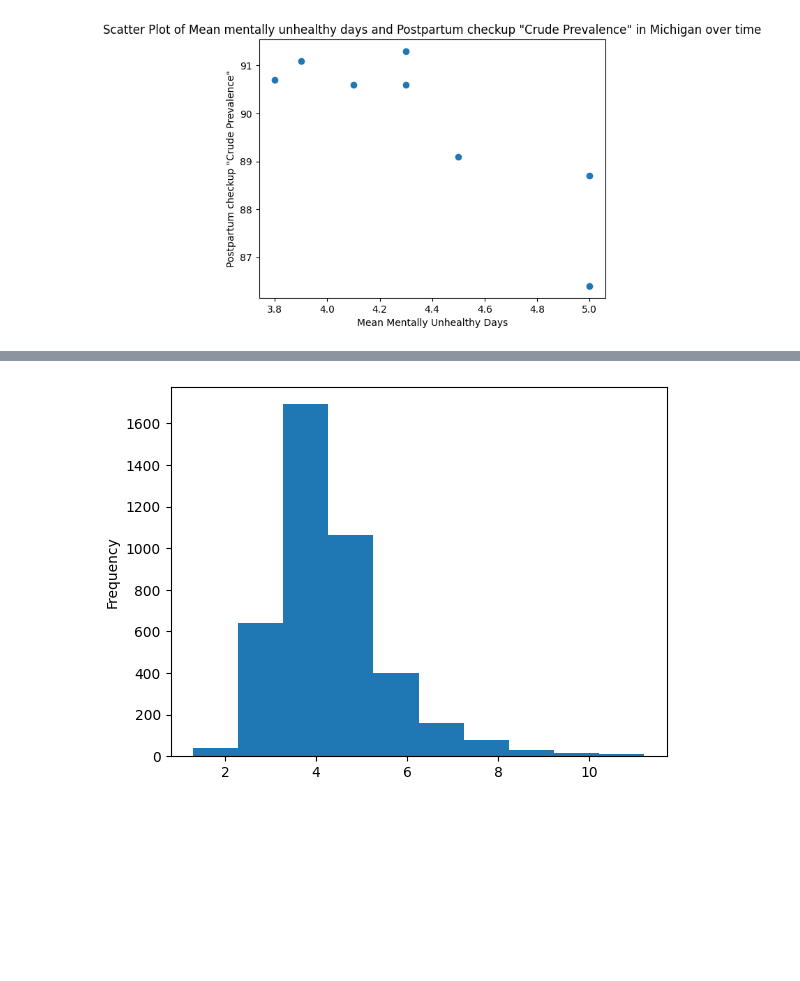
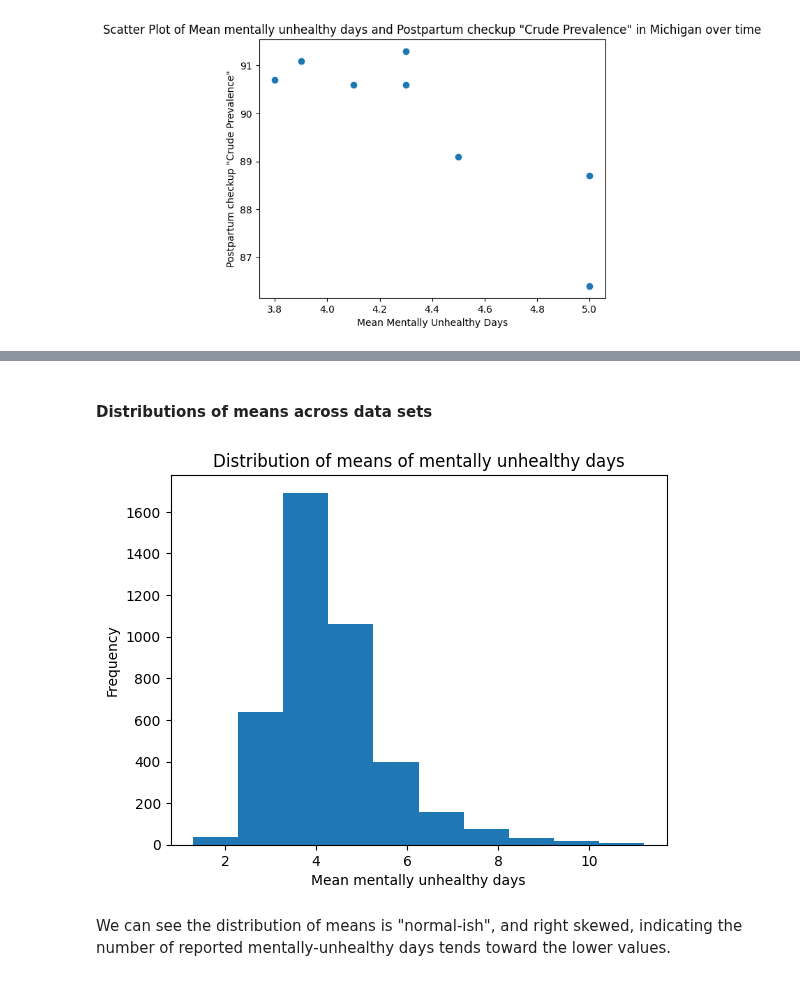
Before and after one commit to jrmcmill/618-project, a Jupyter notebook: JMproject-description.ipynb, the cells around one changed output, grey strips where cells are left out. Saved outputs shown, nothing was run; the diff lists cells and outputs as text; code cells hidden in the pictures; blank space fills up the shorter version.

```diff
--- a/JMproject-description.ipynb
+++ b/JMproject-description.ipynb
@@ -407,8 +426,14 @@ mental_health.head(3)
+# %% [markdown]
+#### Distributions of means across data sets
 # %%
 # histogram of means of mentally unhealthy days
-_ = mental_health[mental_health.DataValueType == 'Mean'].DataValue.plot(kind='hist')
+mental_health[mental_health.DataValueType == 'Mean'].DataValue.plot(kind='hist')
+plt.xlabel('Mean mentally unhealthy days')
+_ = plt.title('Distribution of means of mentally unhealthy days')
 # %% [output]
-[figure, old version]
+[figure, new version]
+# %% [markdown]
+We can see the distribution of means is "normal-ish", and right skewed, indicating the number of reported mentally-unhealthy days tends toward the lower values.
 # %%
 # histogram of means of binge drinking frequency, ignoring NaN values
 df = alcohol[(alcohol.DataValueType == 'Mean') & (alcohol.Question == 'Binge drinking frequency among adults aged >= 18 years who binge drink')]
```
Also changed, not shown: parts of 38 cells of this notebook.
